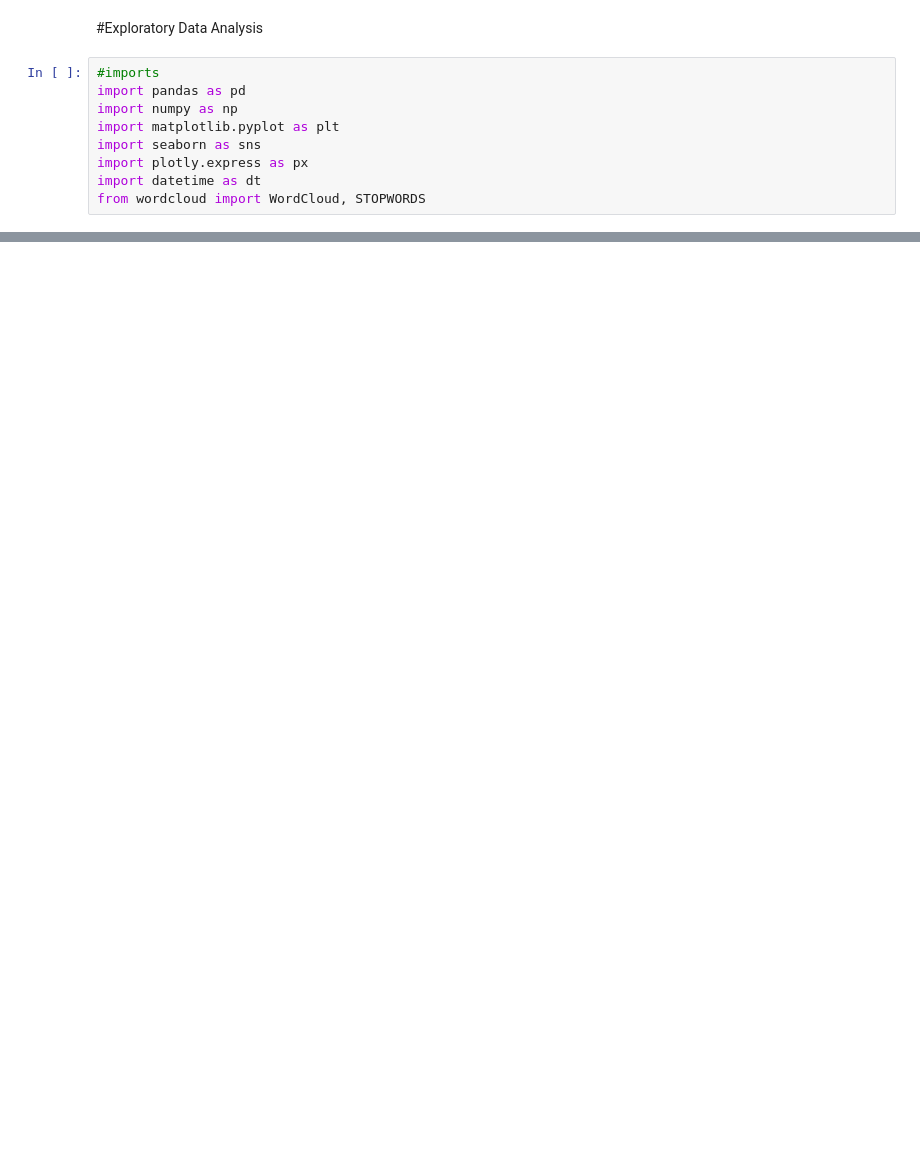
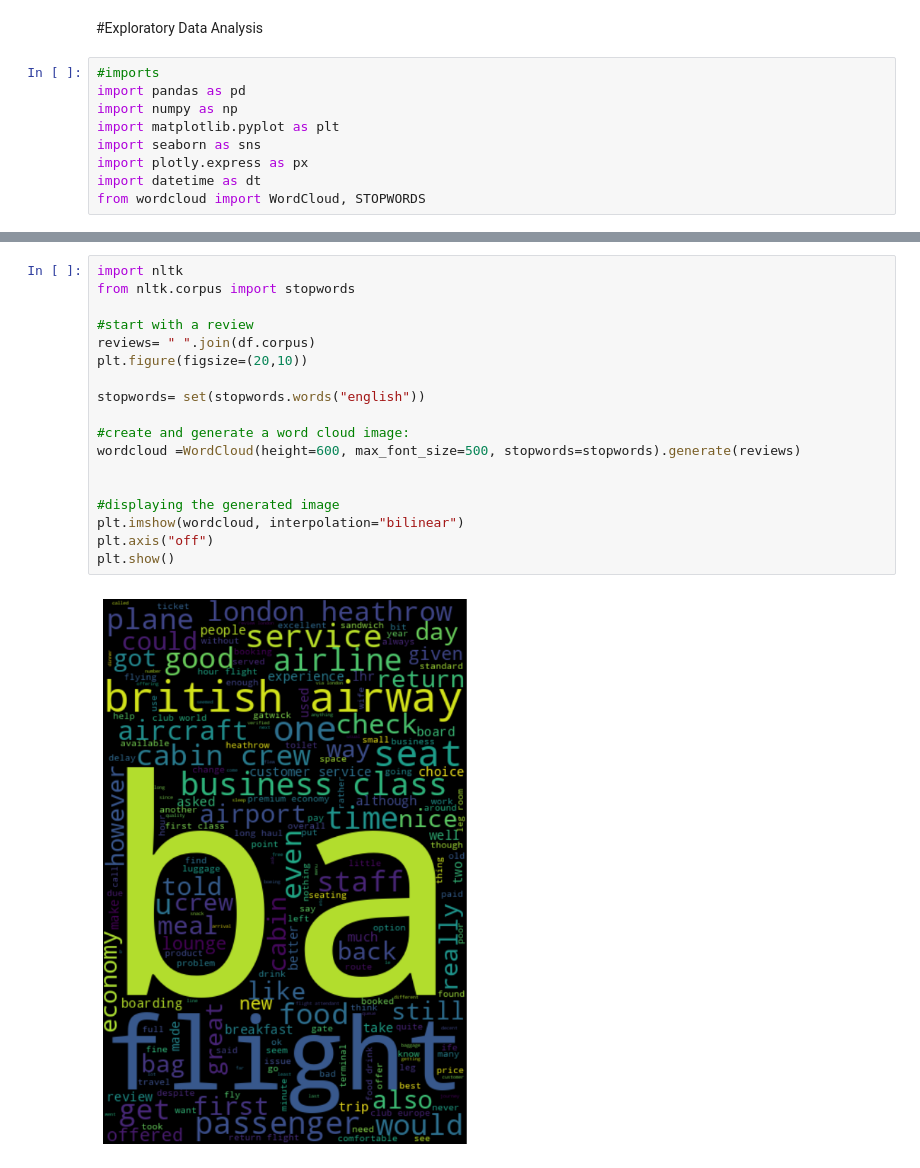
Before and after one commit to i-ninte/data-analytics-R-python, a Jupyter notebook: BA_REVIEWS_PROJECT.ipynb, the cells around one changed output, grey strips where cells are left out. Cells and saved outputs as stored; diff of their text form; blank space fills up the shorter version.

```diff
--- a/BA_REVIEWS_PROJECT.ipynb
+++ b/BA_REVIEWS_PROJECT.ipynb
@@ -416,0 +421,20 @@ df.head()
+# %%
+import nltk
+from nltk.corpus import stopwords
+
+#start with a review
+reviews= " ".join(df.corpus)
+plt.figure(figsize=(20,10))
+
+stopwords= set(stopwords.words("english"))
+
+#create and generate a word cloud image:
+wordcloud =WordCloud(height=600, max_font_size=500, stopwords=stopwords).generate(reviews)
+
+
+#displaying the generated image
+plt.imshow(wordcloud, interpolation="bilinear")
+plt.axis("off")
+plt.show()
+# %% [output]
+[figure, added]
```
Also changed, not shown: parts of 9 cells of this notebook.
